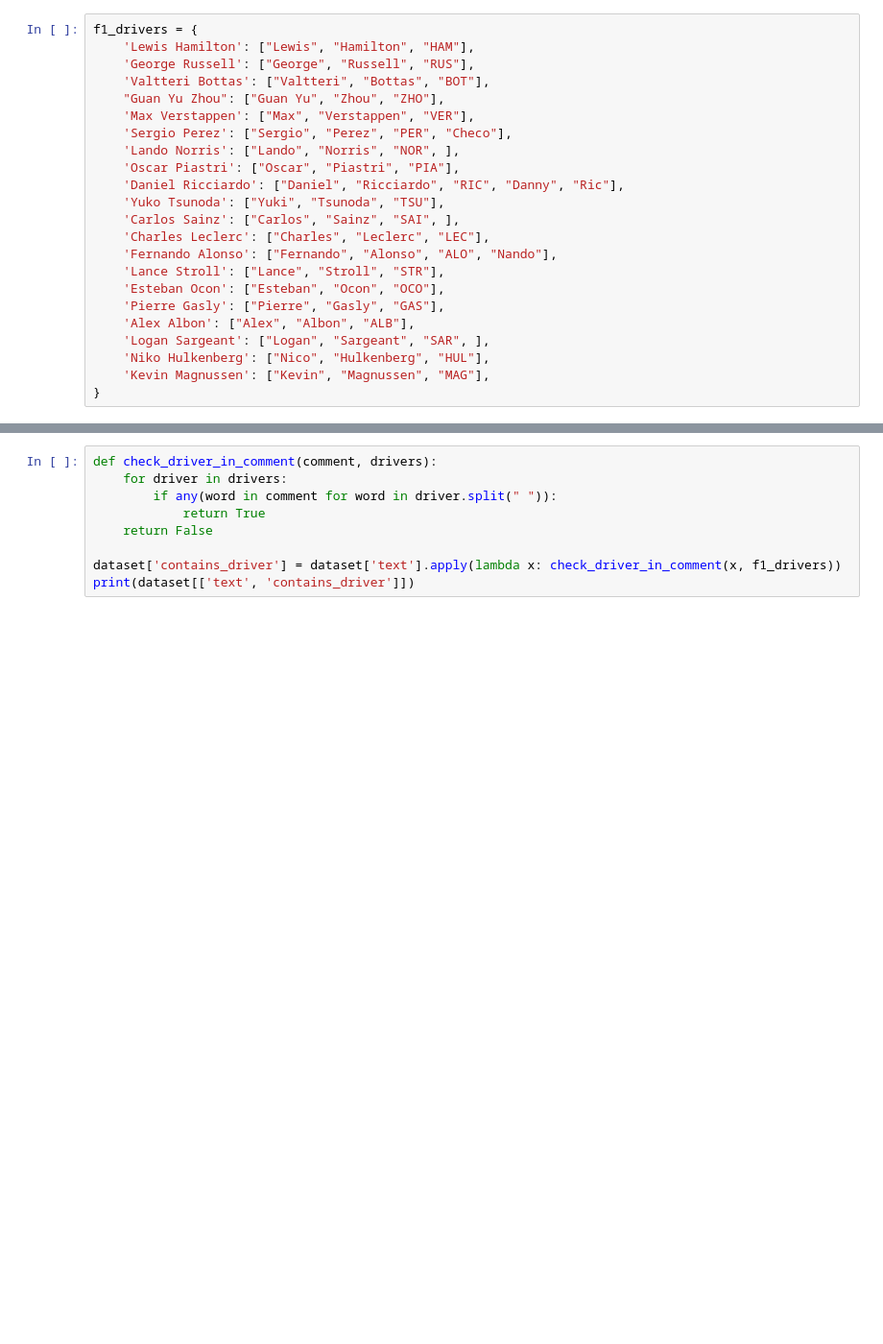
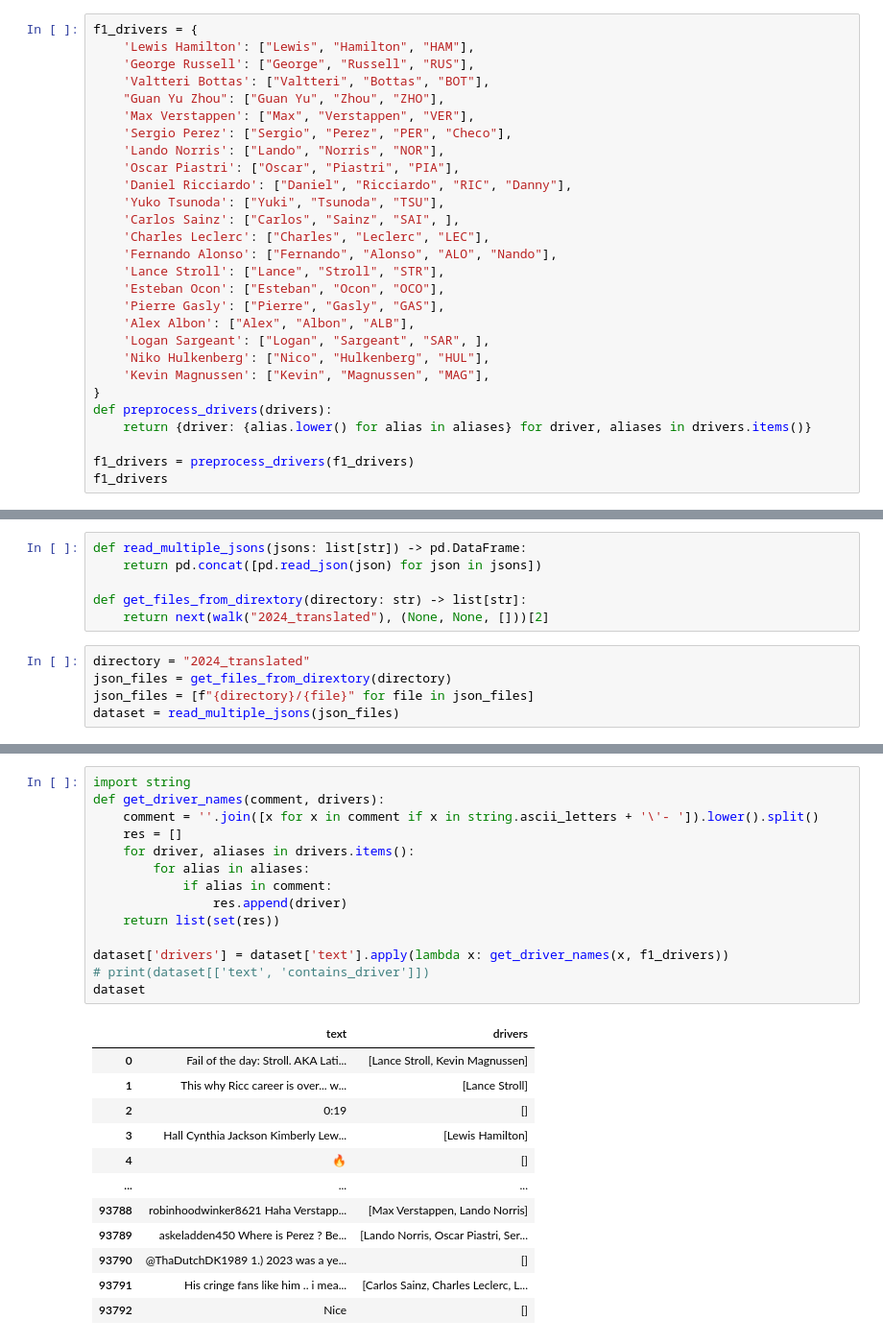
Before and after one commit to KacperST/sentiment-analysis, a Jupyter notebook: explore.ipynb, the cells around one changed output, grey strips where cells are left out. Shown at 96% size. Cells and saved outputs as stored; diff of their text form; blank space fills up the shorter version.

```diff
--- a/explore.ipynb
+++ b/explore.ipynb
@@ -8,9 +9,9 @@ f1_drivers = {
     "Guan Yu Zhou": ["Guan Yu", "Zhou", "ZHO"],
     'Max Verstappen': ["Max", "Verstappen", "VER"],
     'Sergio Perez': ["Sergio", "Perez", "PER", "Checo"],
-    'Lando Norris': ["Lando", "Norris", "NOR", ],
+    'Lando Norris': ["Lando", "Norris", "NOR"],
     'Oscar Piastri': ["Oscar", "Piastri", "PIA"],
-    'Daniel Ricciardo': ["Daniel", "Ricciardo", "RIC", "Danny", "Ric"],
+    'Daniel Ricciardo': ["Daniel", "Ricciardo", "RIC", "Danny"],
     'Yuko Tsunoda': ["Yuki", "Tsunoda", "TSU"],
     'Carlos Sainz': ["Carlos", "Sainz", "SAI", ],
     'Charles Leclerc': ["Charles", "Leclerc", "LEC"],
@@ -23,3 +24,8 @@ f1_drivers = {
     'Niko Hulkenberg': ["Nico", "Hulkenberg", "HUL"],
     'Kevin Magnussen': ["Kevin", "Magnussen", "MAG"],
 }
+def preprocess_drivers(drivers):
+    return {driver: {alias.lower() for alias in aliases} for driver, aliases in drivers.items()}
+
+f1_drivers = preprocess_drivers(f1_drivers)
+f1_drivers
@@ -28 +53,12 @@ dataset = pd.read_json("2024_translated/azerbaijan_grand_prix.json")
+# %%
+def read_multiple_jsons(jsons: list[str]) -> pd.DataFrame:
+    return pd.concat([pd.read_json(json) for json in jsons])
+
+def get_files_from_dirextory(directory: str) -> list[str]:
+    return next(walk("2024_translated"), (None, None, []))[2]
+# %%
+directory = "2024_translated"
+json_files = get_files_from_dirextory(directory)
+json_files = [f"{directory}/{file}" for file in json_files]
+dataset = read_multiple_jsons(json_files)
 # %%
@@ -42,10 +116,27 @@ dtype: int64
 # %%
-def check_driver_in_comment(comment, drivers):
-    for driver in drivers:
-        if any(word in comment for word in driver.split(" ")):
-            return True
-    return False
+import string
+def get_driver_names(comment, drivers):
+    comment = ''.join([x for x in comment if x in string.ascii_letters + '\'- ']).lower().split()
+    res = []
+    for driver, aliases in drivers.items():
+        for alias in aliases:
+            if alias in comment:
+                res.append(driver)
+    return list(set(res))
 
-dataset['contains_driver'] = dataset['text'].apply(lambda x: check_driver_in_comment(x, f1_drivers))
-print(dataset[['text', 'contains_driver']])
+dataset['drivers'] = dataset['text'].apply(lambda x: get_driver_names(x, f1_drivers))
+# print(dataset[['text', 'contains_driver']])
+dataset
 # %% [output]
+|  | text | drivers |
+| 0 | Fail of the day: Stroll. AKA Lati... | [Lance Stroll, Kevin Magnussen] |
+| 1 | This why Ricc career is over... w... | [Lance Stroll] |
+| 2 | 0:19 | [] |
+| 3 | Hall Cynthia Jackson Kimberly Lew... | [Lewis Hamilton] |
+| 4 | 🔥 | [] |
+| ... | ... | ... |
+| 93788 | robinhoodwinker8621 Haha Verstapp... | [Max Verstappen, Lando Norris] |
+| 93789 | askeladden450 Where is Perez ? Be... | [Lando Norris, Oscar Piastri, Ser... |
+| 93790 | @ThaDutchDK1989 1.) 2023 was a ye... | [] |
+| 93791 | His cringe fans like him .. i mea... | [Carlos Sainz, Charles Leclerc, L... |
+| 93792 | Nice | [] |
```
Also changed, not shown: parts of 18 cells of this notebook, 35 other files.
